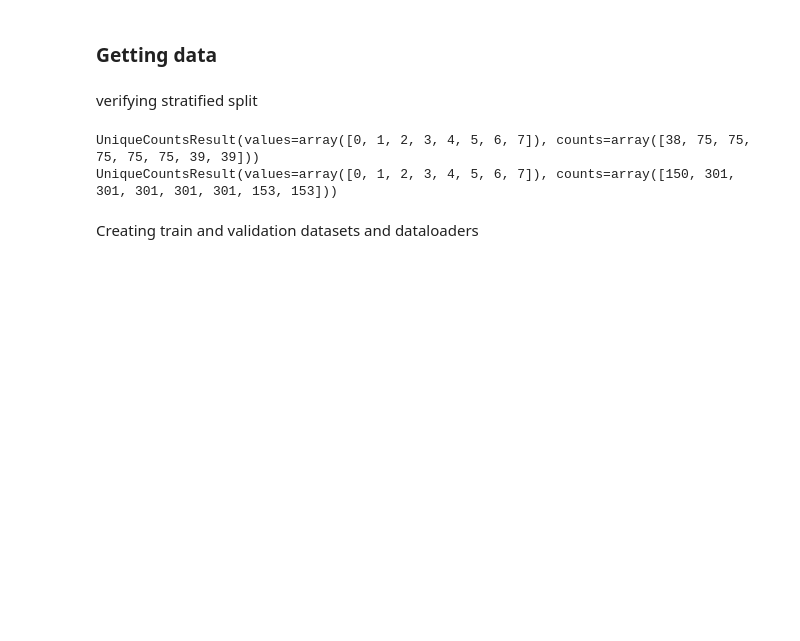
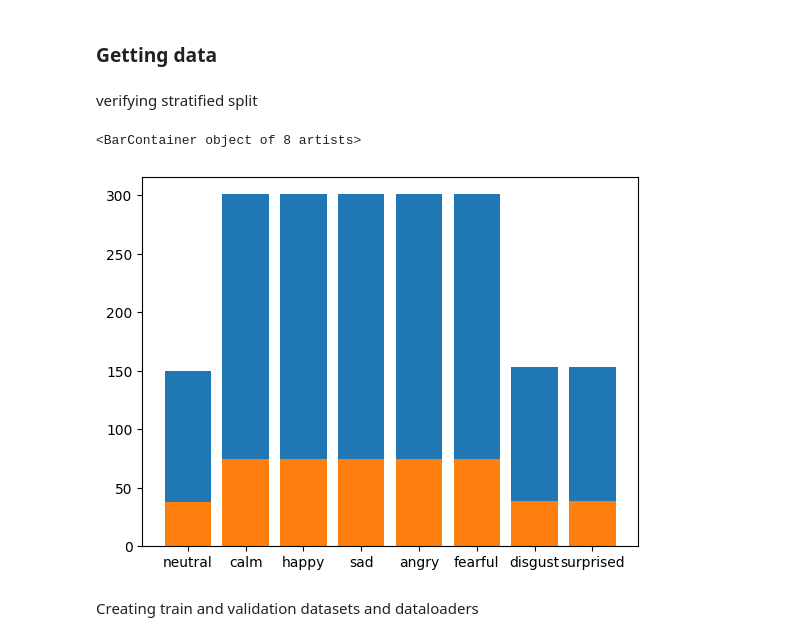
Before and after one commit to AryanshVasu/emotion_classification, a Jupyter notebook: audioClassification.ipynb, the cells around one changed output. Cells and saved outputs as stored; diff of their text form; code cells hidden in the pictures; blank space fills up the shorter version.

```diff
--- a/audioClassification.ipynb
+++ b/audioClassification.ipynb
@@ -53,12 +53,14 @@ URLs = np.array (URLs)
 trainIdx, valIdx = train_test_split(np.arange(len(URLs)),random_state=111,train_size=0.8,shuffle=True,stratify=labels)
 # %% [markdown]
 verifying stratified split
-# %%
-print(np.unique_counts(labels[valIdx]))
-print(np.unique_counts(labels[trainIdx]))
-# %% [output]
-UniqueCountsResult(values=array([0, 1, 2, 3, 4, 5, 6, 7]), counts=array([38, 75, 75, 75, 75, 75, 39, 39]))
-UniqueCountsResult(values=array([0, 1, 2, 3, 4, 5, 6, 7]), counts=array([150, 301, 301, 301, 301, 301, 153, 153]))
+# %%
+emotions = ['neutral','calm','happy','sad','angry','fearful','disgust','surprised']
+
+plt.bar(emotions, np.unique_counts(labels[trainIdx])[1])
+plt.bar(emotions, np.unique_counts(labels[valIdx])[1])
+# %% [output]
+<BarContainer object of 8 artists>
+[figure, added]
 # %%
 # function to get features from URL
 def transform_pipeline(url, augParam, train=True):
```
Also changed, not shown: 1 other file.
